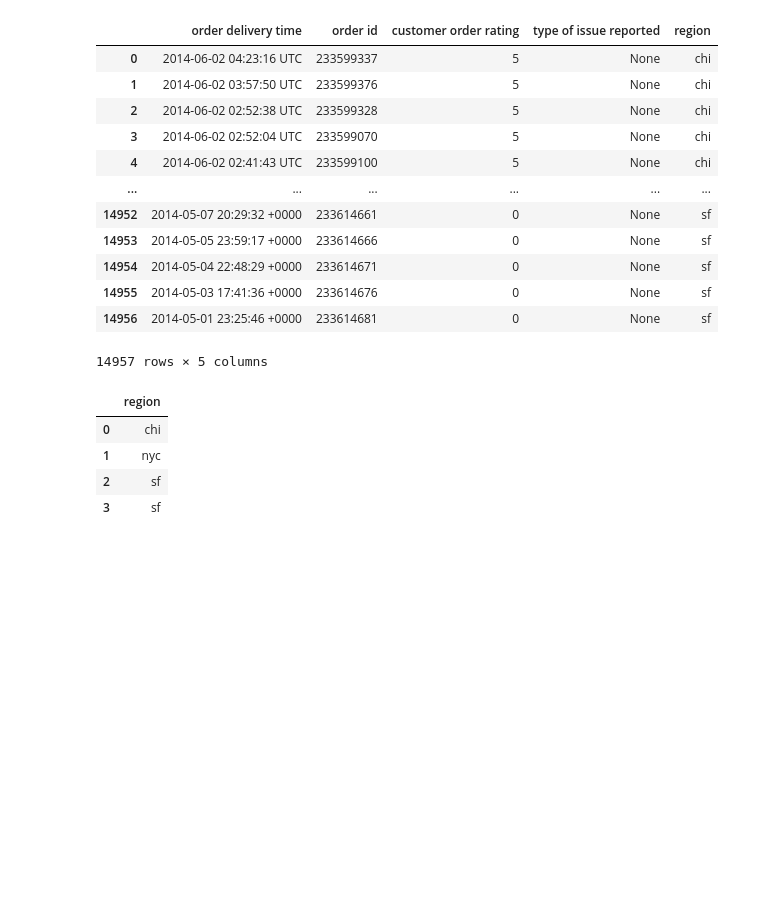
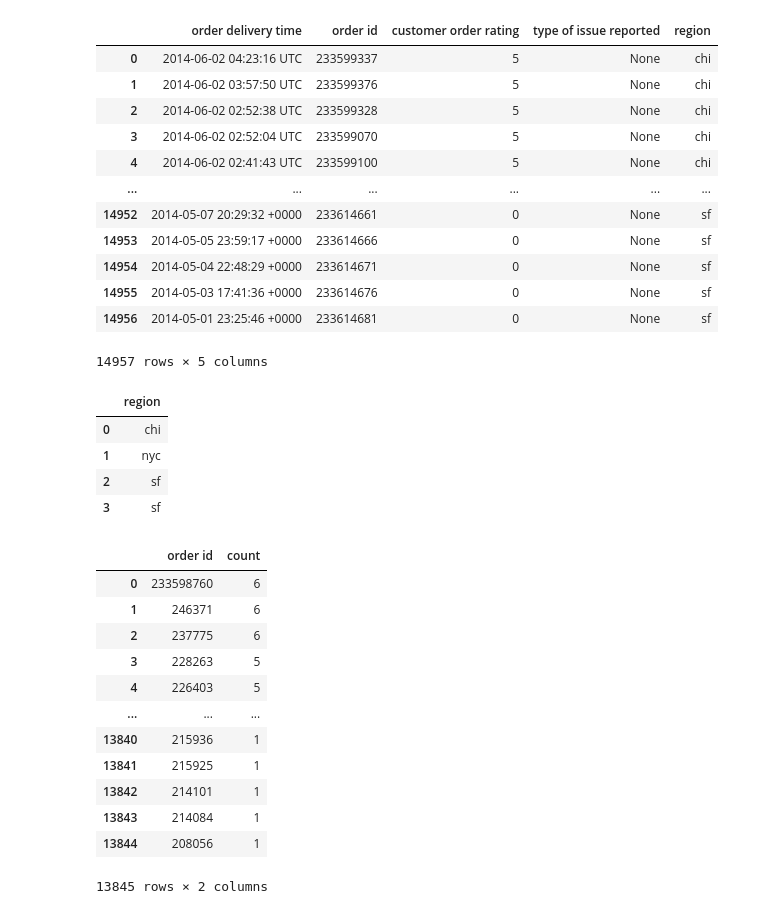
Before and after one commit to PeiZheng224/AI-Powered-Marketing-Content-Pipeline, a Jupyter notebook: instacart_1/takehomefile.ipynb, the cells around one changed output. Drawn from its saved outputs; the diff is of its cells as text; code cells hidden in the pictures; blank space fills up the shorter version.

Commit message:
data looking

```diff
--- a/instacart_1/takehomefile.ipynb
+++ b/instacart_1/takehomefile.ipynb
@@ -97,3 +97,26 @@ display(distinct_regions_df)
 | 1 | nyc |
 | 2 | sf |
 | 3 | sf |
+# %%
+query = """
+SELECT `order id`, count(`order id`) as count
+FROM customer_data
+GROUP BY `order id`
+ORDER BY count DESC
+"""
+OrderId_df = pd.read_sql(query, engine)
+display(OrderId_df)
+# %% [output]
+|  | order id | count |
+| 0 | 233598760 | 6 |
+| 1 | 246371 | 6 |
+| 2 | 237775 | 6 |
+| 3 | 228263 | 5 |
+| 4 | 226403 | 5 |
+| ... | ... | ... |
+| 13840 | 215936 | 1 |
+| 13841 | 215925 | 1 |
+| 13842 | 214101 | 1 |
+| 13843 | 214084 | 1 |
+| 13844 | 208056 | 1 |
+13845 rows × 2 columns
```
Also changed, not shown: parts of 3 cells of this notebook.
